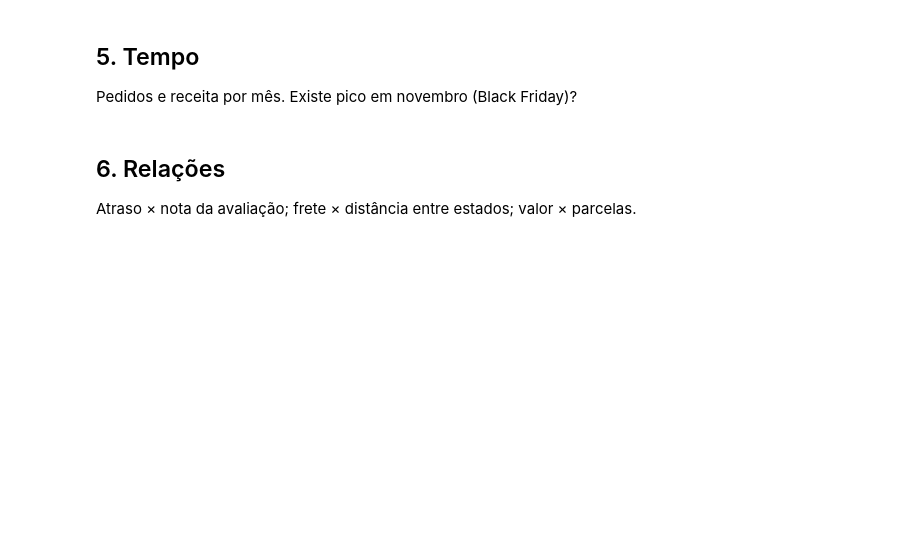
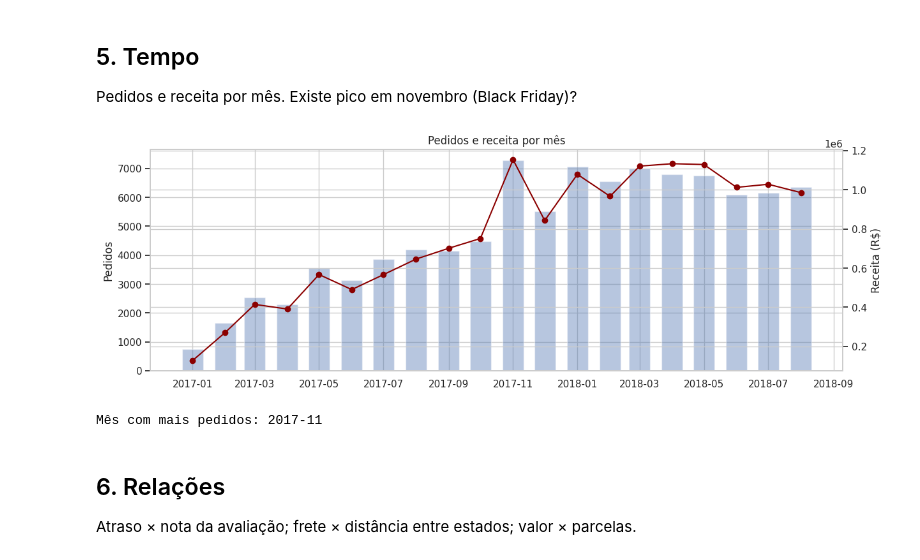
Before and after one commit to jessicapmartins/segmentacao-clientes-olist, a Jupyter notebook: notebooks/02_eda.ipynb, the cells around one changed output. Saved outputs shown, nothing was run; the diff lists cells and outputs as text; code cells hidden in the pictures; blank space fills up the shorter version.

```diff
--- a/notebooks/02_eda.ipynb
+++ b/notebooks/02_eda.ipynb
@@ -33,6 +196,23 @@ Histograma do valor do pedido (teste escala log), boxplot de frete, barras por c
 # %% [markdown]
 ## 5. Tempo
 Pedidos e receita por mês. Existe pico em novembro (Black Friday)?
+# %%
+entregues['mes'] = entregues['data_compra'].dt.to_period('M').dt.to_timestamp()
+mensal = (entregues.groupby('mes')
+          .agg(pedidos=('order_id', 'count'), receita=('valor_pago', 'sum'))
+          .loc['2017-01':'2018-08'])                # corta as pontas incompletas
+
+fig, ax1 = plt.subplots(figsize=(14, 4.5))
+ax1.bar(mensal.index, mensal['pedidos'], width=20, alpha=0.4, label='Pedidos')
+ax2 = ax1.twinx()                                   # segundo eixo para a receita
+ax2.plot(mensal.index, mensal['receita'], color='darkred', marker='o', label='Receita')
+ax1.set_title('Pedidos e receita por mês'); ax1.set_ylabel('Pedidos'); ax2.set_ylabel('Receita (R$)')
+plt.show()
+
+print('Mês com mais pedidos:', mensal['pedidos'].idxmax().strftime('%Y-%m'))
+# %% [output]
+[figure, added]
+Mês com mais pedidos: 2017-11
 # %% [markdown]
 ## 6. Relações
 Atraso × nota da avaliação; frete × distância entre estados; valor × parcelas.
```
Also changed, not shown: parts of 7 cells of this notebook.
